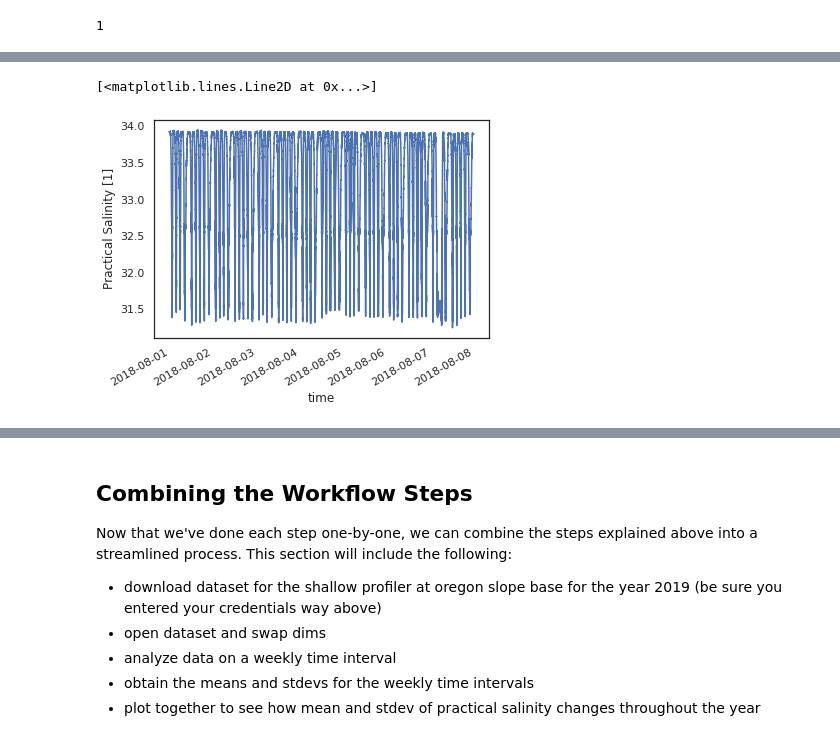
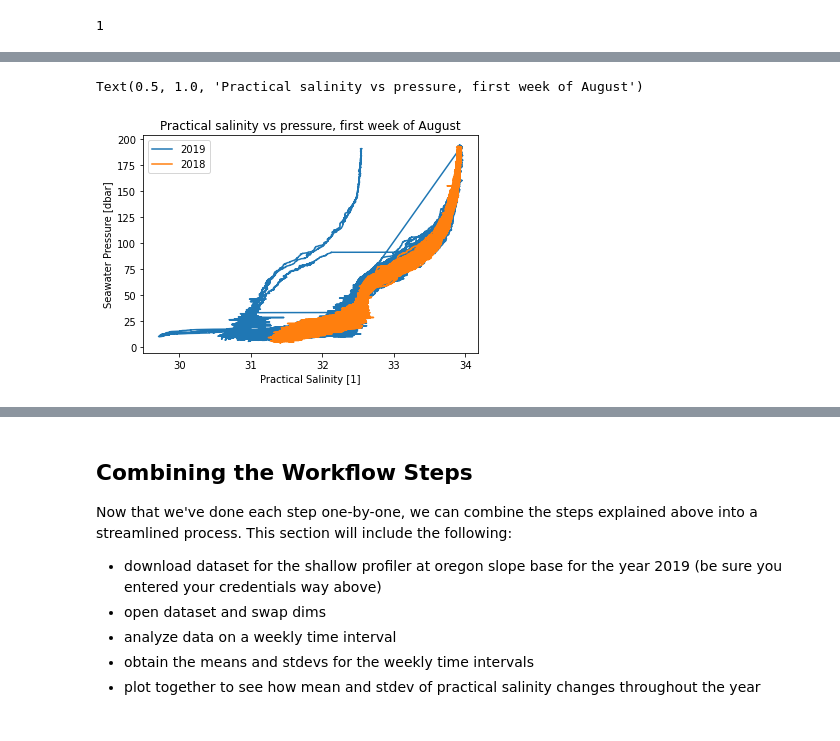
Before and after one commit to Sarah-BC/eScience-Work, a Jupyter notebook: canon-explore.ipynb, the cells around one changed output, grey strips where cells are left out. Drawn from its saved outputs; the diff is of its cells as text; code cells hidden in the pictures.

```diff
--- a/canon-explore.ipynb
+++ b/canon-explore.ipynb
@@ -394,5 +411,5 @@ Data request time elapsed: 30s
 # Open dataset in read mode
 
 ds = xr.open_dataset(data_dir + 'OreSlope_ShallProf_CTD_2018-08-01_08-08.nc')     #Open file as xarray dataset
-ds = ds.swap_dims({'obs':'time'})                          #Swap default 'obs' dimension for 'time'
+ds_2018 = ds.swap_dims({'obs':'time'})                          #Swap default 'obs' dimension for 'time'
 depth = 'seawater_pressure'
@@ -404,5 +415,0 @@ ds.practical_salinity.plot(y = depth)
-# %%
-ds.practical_salinity.plot()
-# %% [output]
-[<matplotlib.lines.Line2D at 0x...>]
-[figure, removed]
@@ -408,0 +418,8 @@ ds.practical_salinity.plot()
+# %%
+ds_2019.practical_salinity.plot(y = depth, label=2019)
+ds_2018.practical_salinity.plot(y = depth, label=2018)
+plt.legend()
+plt.title('Practical salinity vs pressure, first week of August')
+# %% [output]
+Text(0.5, 1.0, 'Practical salinity vs pressure, first week of August')
+[figure, added]
```
Also changed, not shown: parts of 19 cells of this notebook.
